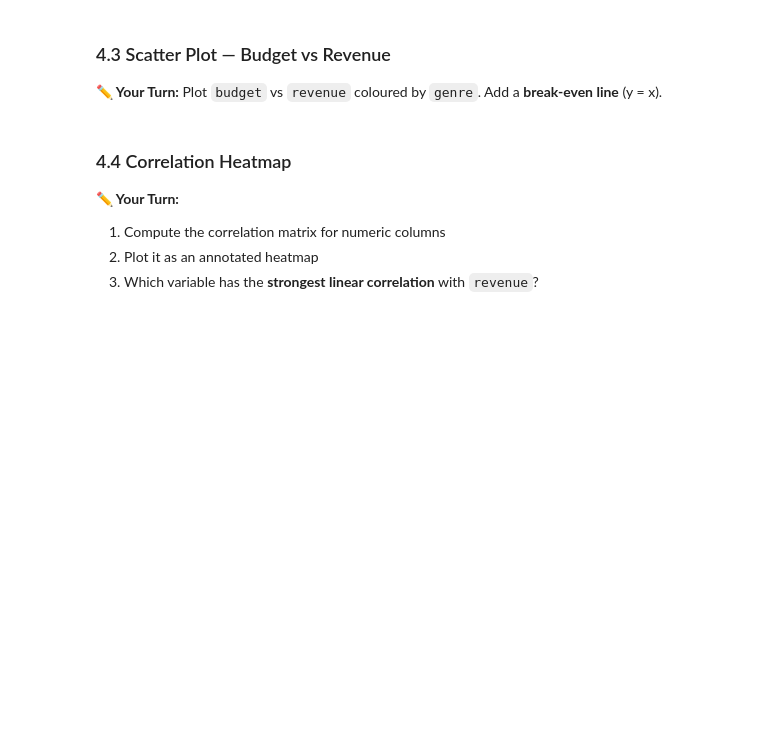
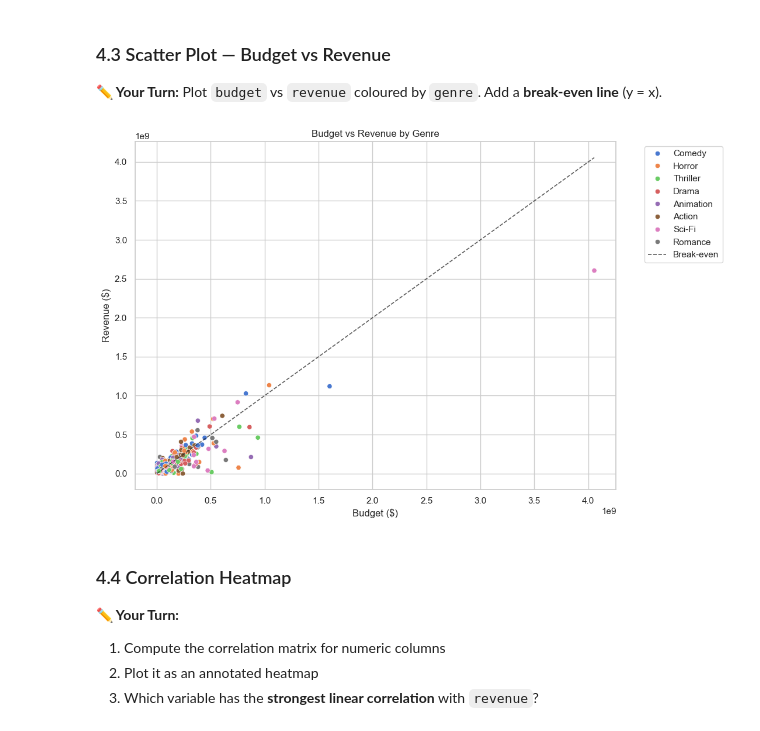
Before and after one commit to winni-datadiva/TKH-26-labs, a Jupyter notebook: Phase_1/python_workbooks/phase1_review_lab.ipynb, the cells around one changed output. Drawn from its saved outputs; the diff is of its cells as text; code cells hidden in the pictures; blank space fills up the shorter version.

```diff
--- a/Phase_1/python_workbooks/phase1_review_lab.ipynb
+++ b/Phase_1/python_workbooks/phase1_review_lab.ipynb
@@ -361,19 +382,23 @@ plt.show()
 # %%
 plt.figure(figsize=(11, 7))
 
 # Scatter coloured by genre
-# YOUR CODE HERE
+sns.scatterplot(
+    x='budget', y='revenue', hue='genre', data=df_clean)
 
 # Break-even reference line
+break_even = ((df_clean['revenue']) - (df_clean['budget']))
 max_val = max(df_clean['budget'].max(), df_clean['revenue'].max())
 plt.plot([0, max_val], [0, max_val], 'k--', linewidth=1.2, label='Break-even', alpha=0.7)
 
 plt.title("Budget vs Revenue by Genre")
 plt.xlabel("Budget ($)")
 plt.ylabel("Revenue ($)")
 plt.legend(bbox_to_anchor=(1.05, 1), loc='upper left')
 plt.tight_layout()
 plt.show()
+# %% [output]
+[figure, added]
 # %% [markdown]
 ### 4.4 Correlation Heatmap
 
```
Also changed, not shown: parts of 3 cells of this notebook.
